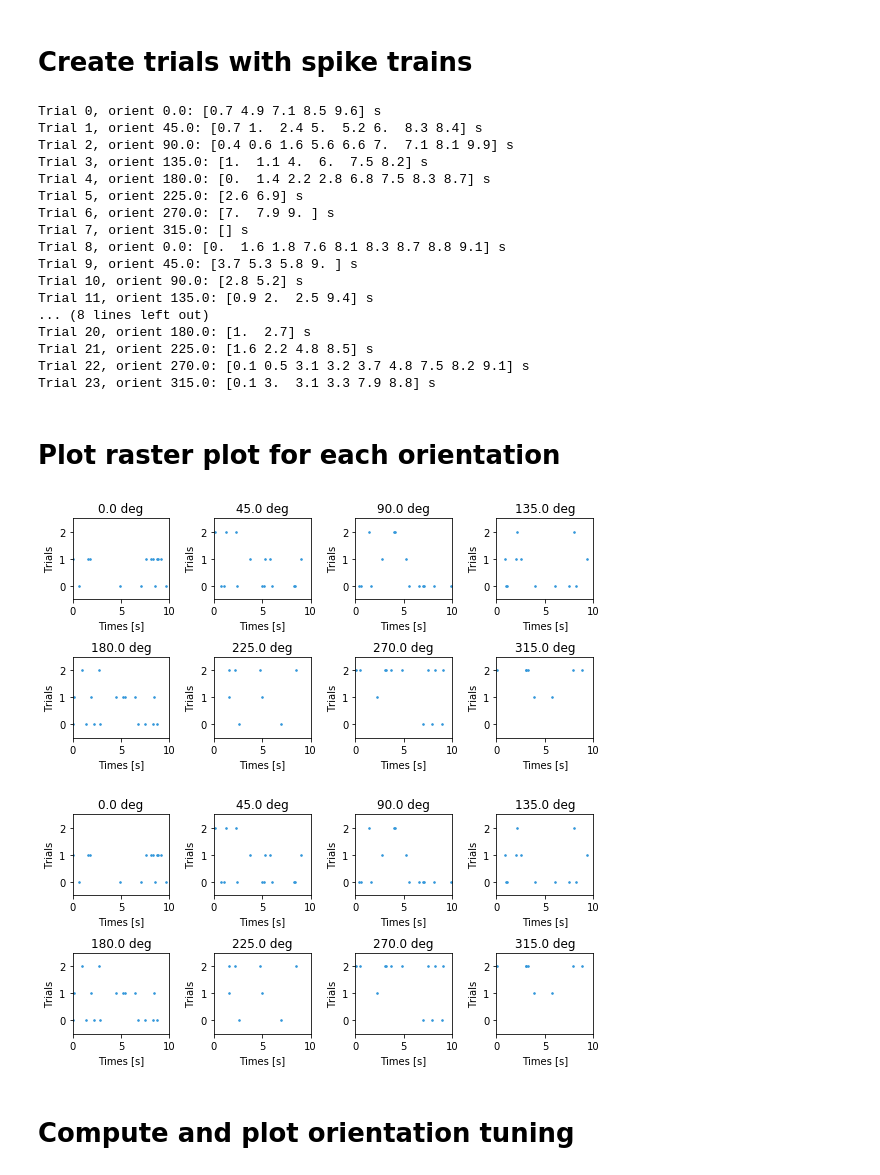
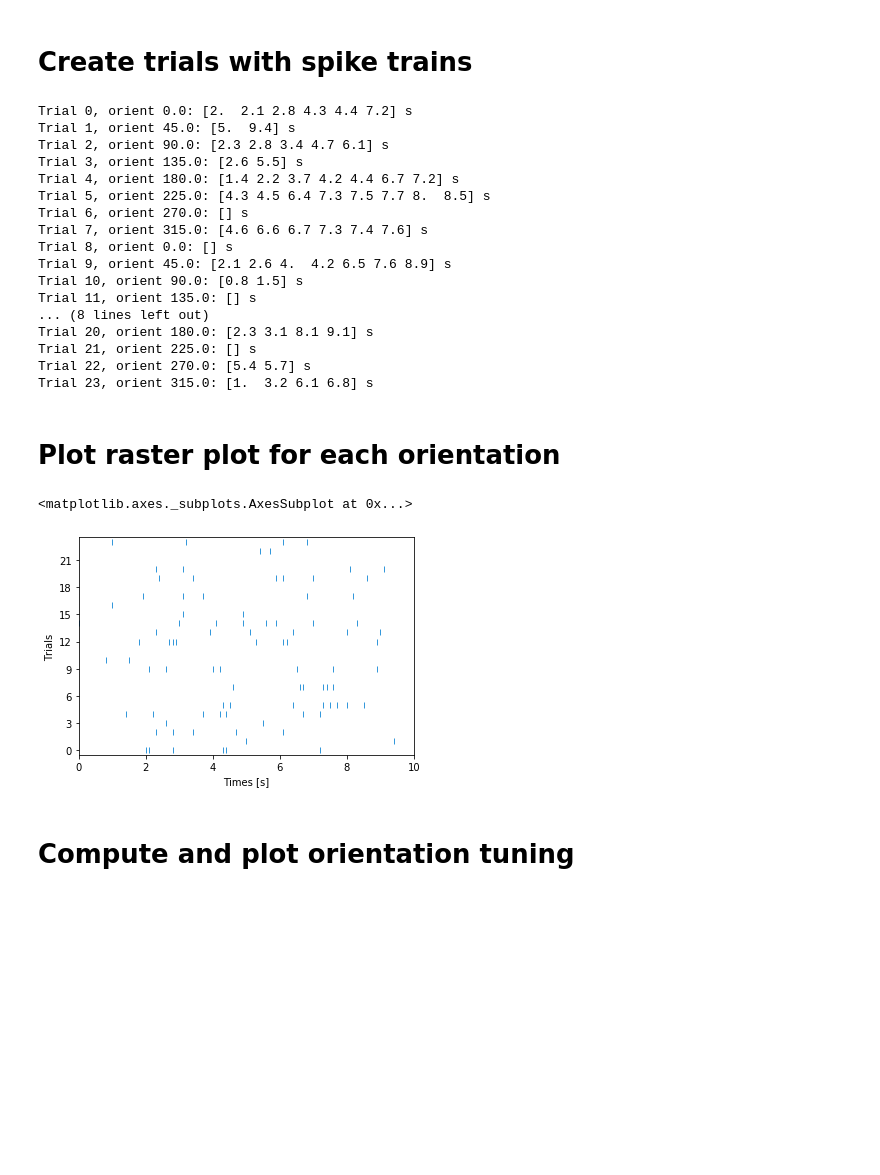
Before and after one commit to CINPLA/visual-stimulation, a Jupyter notebook: examples/examples.ipynb, the cells around one changed output. Saved outputs shown, nothing was run; the diff lists cells and outputs as text; code cells hidden in the pictures; blank space fills up the shorter version.

```diff
--- a/examples/examples.ipynb
+++ b/examples/examples.ipynb
@@ -7,14 +8,6 @@ import random
 # Create trials with spike trains
 # %%
 from neo.core import SpikeTrain
-
-# generate trials
-trials = [SpikeTrain(np.arange(0, 10, 2)*pq.s, t_stop=10*pq.s, orient=315. * pq.deg),
-          SpikeTrain(np.arange(0, 10, 0.5)*pq.s, t_stop=10*pq.s, orient=np.pi/3 * pq.rad),
-          SpikeTrain(np.arange(0, 10, 1)*pq.s, t_stop=10*pq.s, orient=0 * pq.deg),
-          SpikeTrain(np.arange(0, 10, 0.3)*pq.s, t_stop=10*pq.s, orient=np.pi/3 * pq.rad),
-          SpikeTrain(np.arange(0, 10, 0.3)*pq.s, t_stop=10*pq.s, orient=2*np.pi/3 * pq.rad)
-         ]
 
 trials = []
 t_stop = 10*pq.s
@@ -32,30 +25,29 @@ for i, trial in enumerate(trials):
                                            trial.annotations["orient"].rescale(pq.deg),
                                            trial))
 # %% [output]
-Trial 0, orient 0.0: [0.7 4.9 7.1 8.5 9.6] s
-Trial 1, orient 45.0: [0.7 1.  2.4 5.  5.2 6.  8.3 8.4] s
-Trial 2, orient 90.0: [0.4 0.6 1.6 5.6 6.6 7.  7.1 8.1 9.9] s
-Trial 3, orient 135.0: [1.  1.1 4.  6.  7.5 8.2] s
-Trial 4, orient 180.0: [0.  1.4 2.2 2.8 6.8 7.5 8.3 8.7] s
-Trial 5, orient 225.0: [2.6 6.9] s
-Trial 6, orient 270.0: [7.  7.9 9. ] s
-Trial 7, orient 315.0: [] s
-Trial 8, orient 0.0: [0.  1.6 1.8 7.6 8.1 8.3 8.7 8.8 9.1] s
-Trial 9, orient 45.0: [3.7 5.3 5.8 9. ] s
-Trial 10, orient 90.0: [2.8 5.2] s
-Trial 11, orient 135.0: [0.9 2.  2.5 9.4] s
+Trial 0, orient 0.0: [2.  2.1 2.8 4.3 4.4 7.2] s
+Trial 1, orient 45.0: [5.  9.4] s
+Trial 2, orient 90.0: [2.3 2.8 3.4 4.7 6.1] s
+Trial 3, orient 135.0: [2.6 5.5] s
+Trial 4, orient 180.0: [1.4 2.2 3.7 4.2 4.4 6.7 7.2] s
+Trial 5, orient 225.0: [4.3 4.5 6.4 7.3 7.5 7.7 8.  8.5] s
+Trial 6, orient 270.0: [] s
+Trial 7, orient 315.0: [4.6 6.6 6.7 7.3 7.4 7.6] s
+Trial 8, orient 0.0: [] s
+Trial 9, orient 45.0: [2.1 2.6 4.  4.2 6.5 7.6 8.9] s
+Trial 10, orient 90.0: [0.8 1.5] s
+Trial 11, orient 135.0: [] s
 ... (8 lines left out)
-Trial 20, orient 180.0: [1.  2.7] s
-Trial 21, orient 225.0: [1.6 2.2 4.8 8.5] s
-Trial 22, orient 270.0: [0.1 0.5 3.1 3.2 3.7 4.8 7.5 8.2 9.1] s
-Trial 23, orient 315.0: [0.1 3.  3.1 3.3 7.9 8.8] s
+Trial 20, orient 180.0: [2.3 3.1 8.1 9.1] s
+Trial 21, orient 225.0: [] s
+Trial 22, orient 270.0: [5.4 5.7] s
+Trial 23, orient 315.0: [1.  3.2 6.1 6.8] s
 # %% [markdown]
 # Plot raster plot for each orientation
-# %%
-from visualstimulation.plot import orient_raster_plots
-orient_raster_plots(trials)
-# %% [output]
-[figure, removed]
-[figure, removed]
+# %%
+vs.plot.plot_raster(trials)
+# %% [output]
+<matplotlib.axes._subplots.AxesSubplot at 0x...>
+[figure, added]
 # %% [markdown]
 # Compute and plot orientation tuning
```
Also changed, not shown: parts of 6 cells of this notebook, 5 other files.
